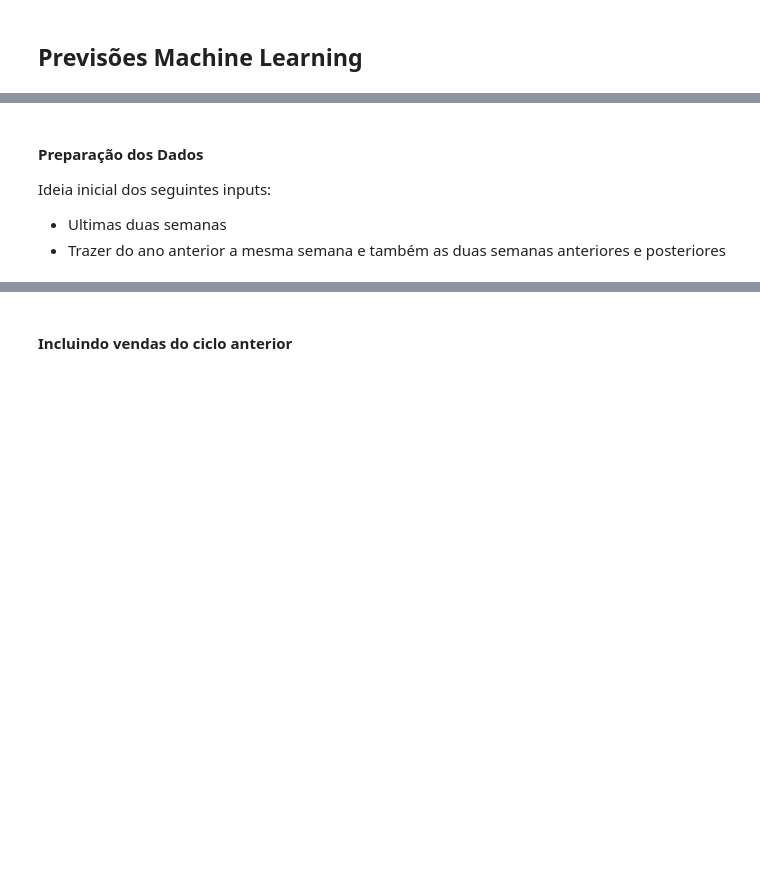
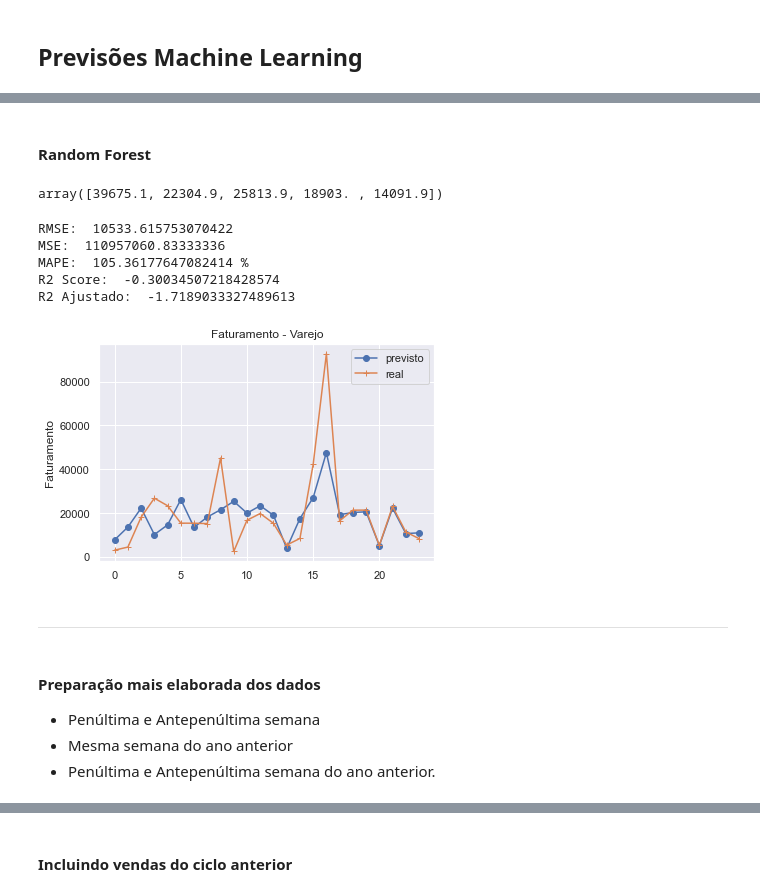
Before and after one commit to gdutramartins/bi-master, a Jupyter notebook: Trabalhos-Curso/2021-05-DM/time-series.ipynb, the cells around one changed output, grey strips where cells are left out. Drawn from its saved outputs; the diff is of its cells as text; code cells hidden in the pictures; blank space fills up the shorter version.

```diff
--- a/Trabalhos-Curso/2021-05-DM/time-series.ipynb
+++ b/Trabalhos-Curso/2021-05-DM/time-series.ipynb
@@ -306,0 +337,10 @@ Warnings:
+# %%
+window = 12
+dataSize = len(df_venda_historico_agrupado)
+dataset = df_venda_historico_agrupado
+X = []
+y = []
+for i in range(window, dataSize):
+    X.append(dataset.iloc[i-window:i, 1])
+    y.append(dataset.iloc[i, 1])
+X, y = np.array(X), np.array(y)
@@ -307,8 +366,39 @@ Warnings:
+# %%
+x_train, x_test, y_train, y_test = train_test_split(X, y, test_size=0.2)
+# %% [markdown]
+#### Random Forest
+# %%
+regressor = RandomForestRegressor(n_estimators = 10, random_state=0)
+regressor.fit(x_train, y_train);
+# %%
+y_pred = regressor.predict(x_test)
+y_pred[0:5]
+# %% [output]
+array([39675.1, 22304.9, 25813.9, 18903. , 14091.9])
+# %%
+calcula_metricas_erro(y_pred=y_pred, y_test=y_test,number_features=12)
+# %% [output]
+RMSE:  10533.615753070422
+MSE:  110957060.83333336
+MAPE:  105.36177647082414 %
+R2 Score:  -0.30034507218428574
+R2 Ajustado:  -1.7189033327489613
+# %%
+plt.plot(y_pred, label='previsto', marker='o')
+plt.plot(y_test, label='real', marker='+')
+plt.ylabel("Faturamento")
+plt.title("Faturamento - Varejo")
+plt.legend()
+plt.show()
+# %% [output]
+[figure, added]
+# %% [markdown]
+---
 # %% [markdown]
-#### Preparação dos Dados
-Ideia inicial dos seguintes inputs:
-- Ultimas duas semanas
-- Trazer do ano anterior a mesma semana e também as duas semanas anteriores e posteriores
+#### Preparação mais elaborada dos dados
+- Penúltima e Antepenúltima semana
+- Mesma semana do ano anterior
+- Penúltima e Antepenúltima semana do ano anterior.
 # %%
 df_venda_ml = df_venda_preparado[df_venda_preparado.AnoMesSemana >= '2020-01-02'].sort_values(['AnoMesSemana'])
 df_venda_agrupado_ml = df_venda_ml.groupby('AnoMesSemana', as_index=False).agg({
```
Also changed, not shown: parts of 21 cells of this notebook.
